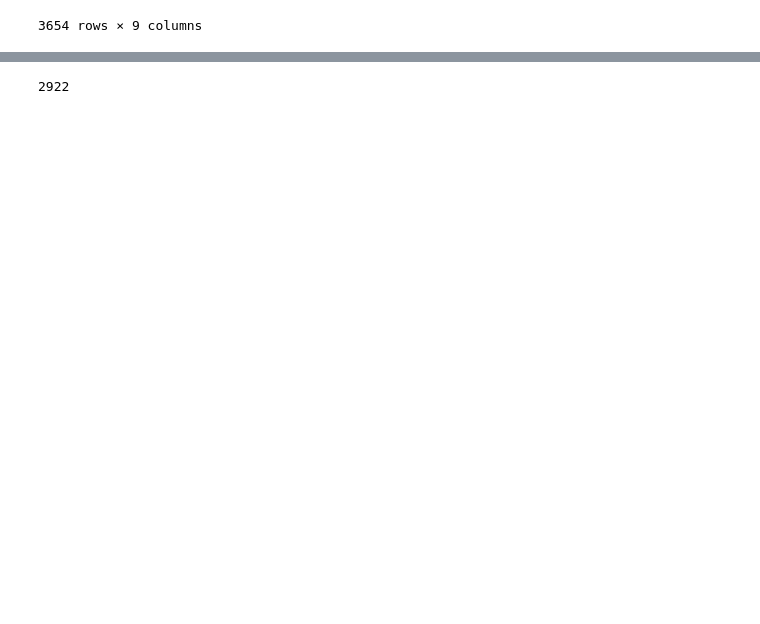
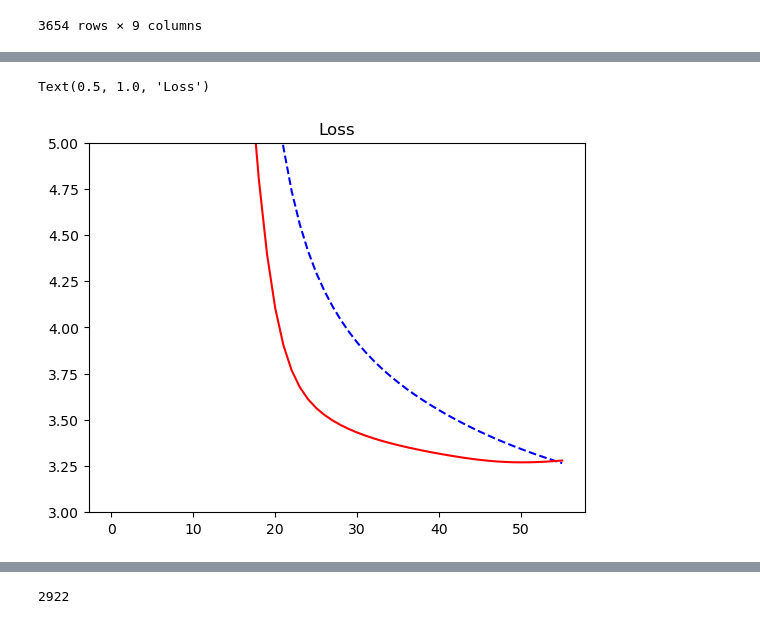
Before and after one commit to MinhyukWoo/keras_lecture, a Jupyter notebook: deep_learning_with_python/kaggle_climate/simple_lstm.ipynb, the cells around one changed output, grey strips where cells are left out. Cells and saved outputs as stored; diff of their text form; code cells hidden in the pictures; blank space fills up the shorter version.

```diff
--- a/deep_learning_with_python/kaggle_climate/simple_lstm.ipynb
+++ b/deep_learning_with_python/kaggle_climate/simple_lstm.ipynb
@@ -140,0 +184,10 @@ Epoch 20/20
+# %%
+import matplotlib.pyplot as plt
+epochs = len(history.history["loss"])
+plt.plot(range(epochs), history.history["loss"], "b--")
+plt.plot(range(epochs), history.history["val_loss"], "r")
+plt.ylim(3, 5)
+plt.title("Loss")
+# %% [output]
+Text(0.5, 1.0, 'Loss')
+[figure, added]
```
Also changed, not shown: parts of 9 cells of this notebook, 3 other files.
